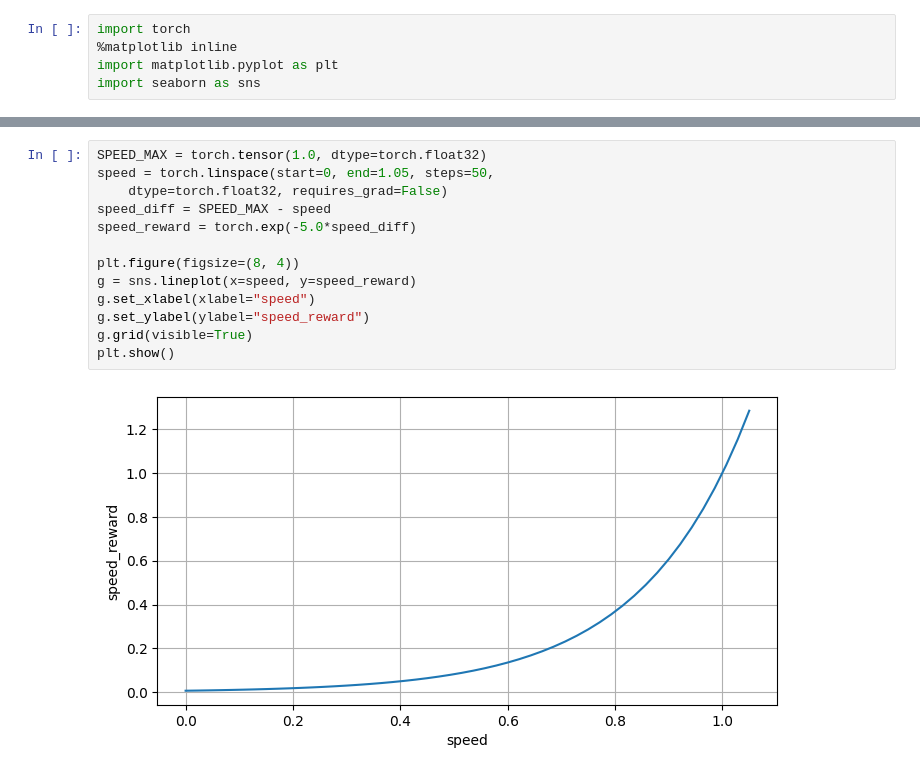
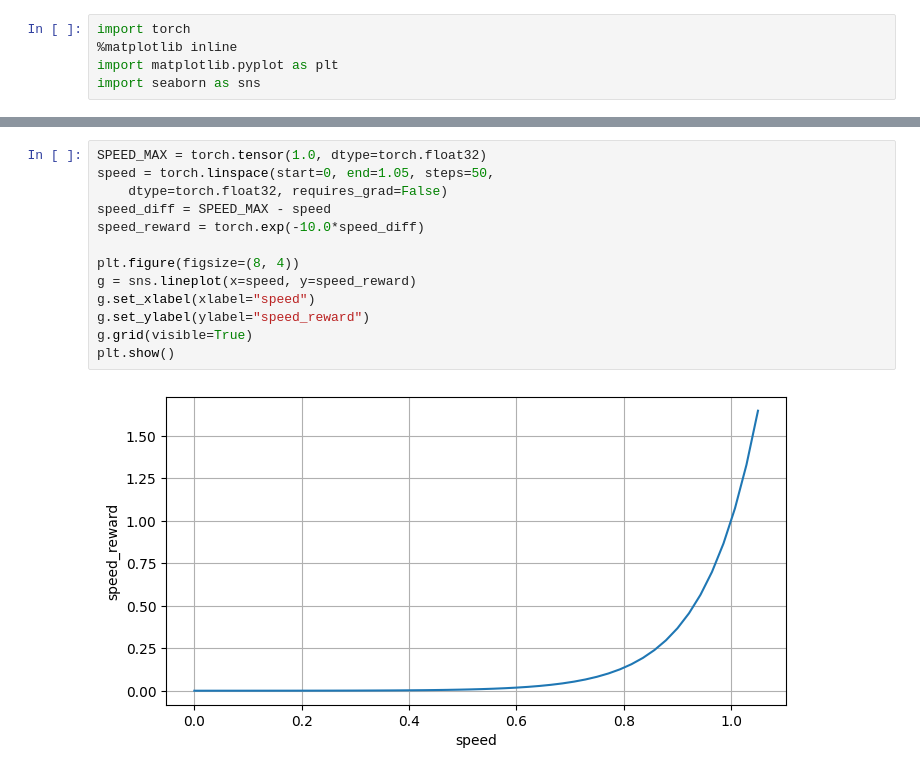
Before and after one commit to MengOonLee/AWSDeepRacer, a Jupyter notebook: Student/Reward.ipynb, the cells around one changed output, grey strips where cells are left out. Cells and saved outputs as stored; diff of their text form.

Commit message:
Student: Reward

```diff
--- a/Student/Reward.ipynb
+++ b/Student/Reward.ipynb
@@ -49,15 +49,15 @@ plt.show()
 # %%
 SPEED_MAX = torch.tensor(1.0, dtype=torch.float32)
 speed = torch.linspace(start=0, end=1.05, steps=50,
     dtype=torch.float32, requires_grad=False)
 speed_diff = SPEED_MAX - speed
-speed_reward = torch.exp(-5.0*speed_diff)
+speed_reward = torch.exp(-10.0*speed_diff)
 
 plt.figure(figsize=(8, 4))
 g = sns.lineplot(x=speed, y=speed_reward)
 g.set_xlabel(xlabel="speed")
 g.set_ylabel(ylabel="speed_reward")
 g.grid(visible=True)
 plt.show()
 # %% [output]
-[figure, old version]
+[figure, new version]
```
Also changed, not shown: parts of 2 cells of this notebook.
